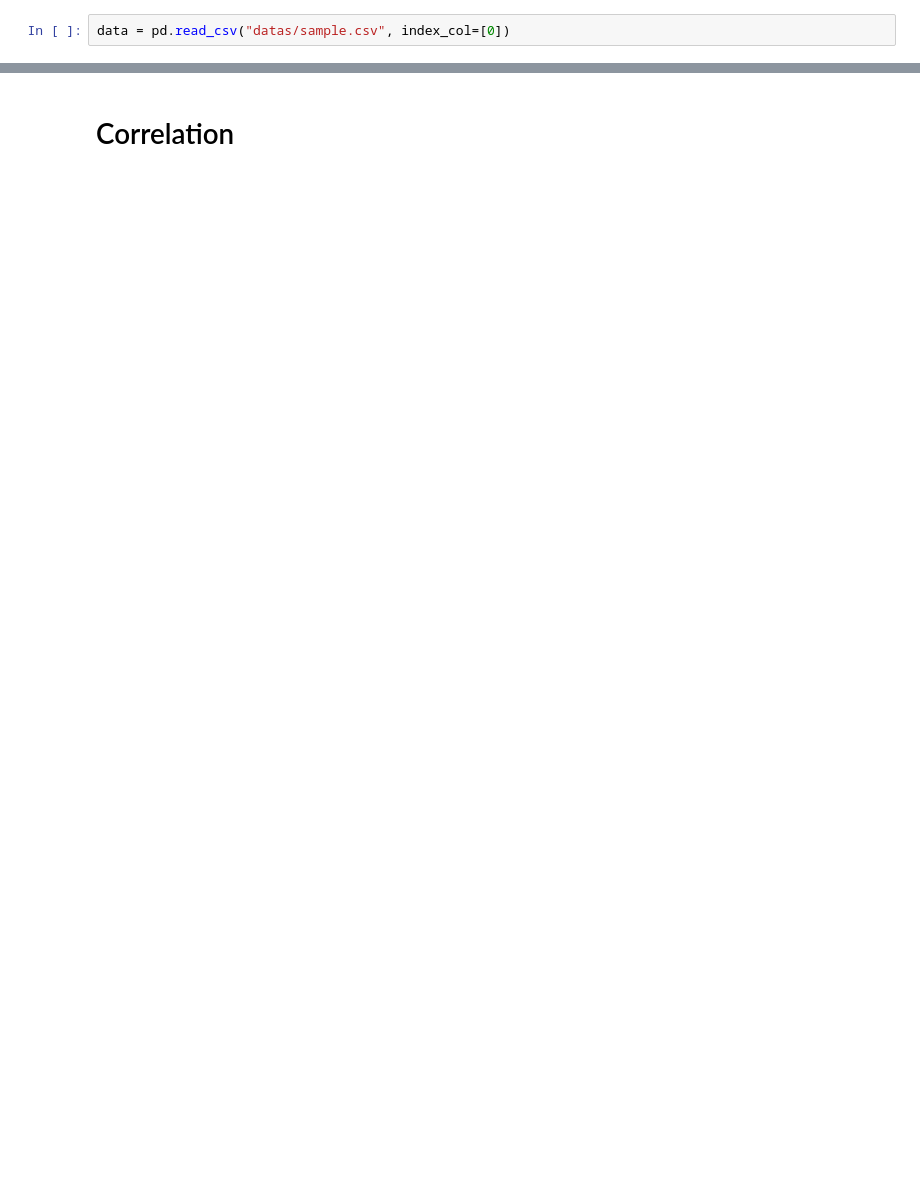
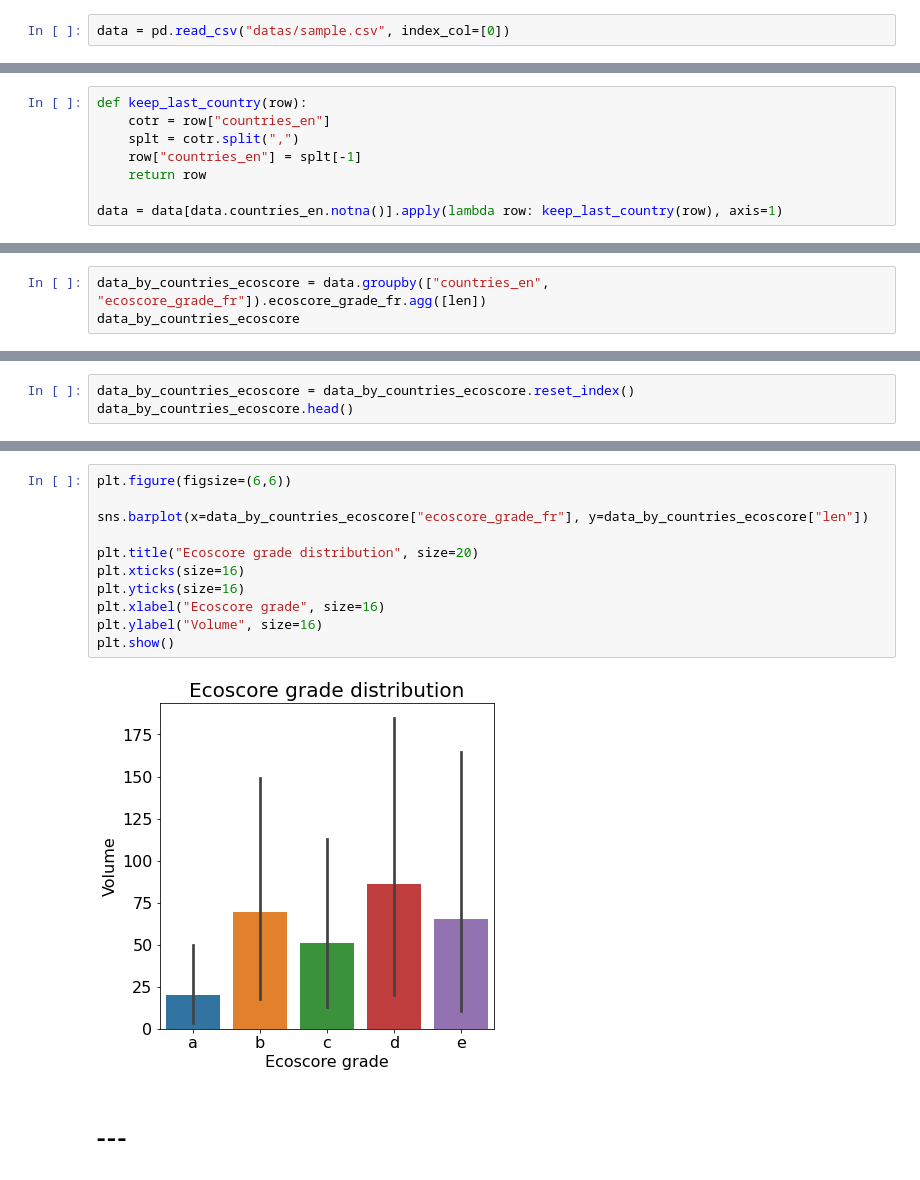
Before and after one commit to curiousmindflow/oc-ml-p2, a Jupyter notebook: exploration.ipynb, the cells around one changed output, grey strips where cells are left out. Cells and saved outputs as stored; diff of their text form; blank space fills up the shorter version.

```diff
--- a/exploration.ipynb
+++ b/exploration.ipynb
@@ -30,0 +112,8 @@ plt.show()
+# %%
+def keep_last_country(row):
+    cotr = row["countries_en"]
+    splt = cotr.split(",")
+    row["countries_en"] = splt[-1]
+    return row
+
+data = data[data.countries_en.notna()].apply(lambda row: keep_last_country(row), axis=1)
@@ -30,0 +191,3 @@ plt.show()
+# %%
+data_by_countries_ecoscore = data.groupby(["countries_en", "ecoscore_grade_fr"]).ecoscore_grade_fr.agg([len])
+data_by_countries_ecoscore
@@ -30,0 +213,3 @@ plt.show()
+# %%
+data_by_countries_ecoscore = data_by_countries_ecoscore.reset_index()
+data_by_countries_ecoscore.head()
@@ -31,2 +223,15 @@ plt.show()
+# %%
+plt.figure(figsize=(6,6))
+
+sns.barplot(x=data_by_countries_ecoscore["ecoscore_grade_fr"], y=data_by_countries_ecoscore["len"])
+
+plt.title("Ecoscore grade distribution", size=20)
+plt.xticks(size=16)
+plt.yticks(size=16)
+plt.xlabel("Ecoscore grade", size=16)
+plt.ylabel("Volume", size=16)
+plt.show()
+# %% [output]
+[figure, added]
 # %% [markdown]
-# Correlation
+# ---
```
Also changed, not shown: parts of 28 cells of this notebook, 1 other file.
